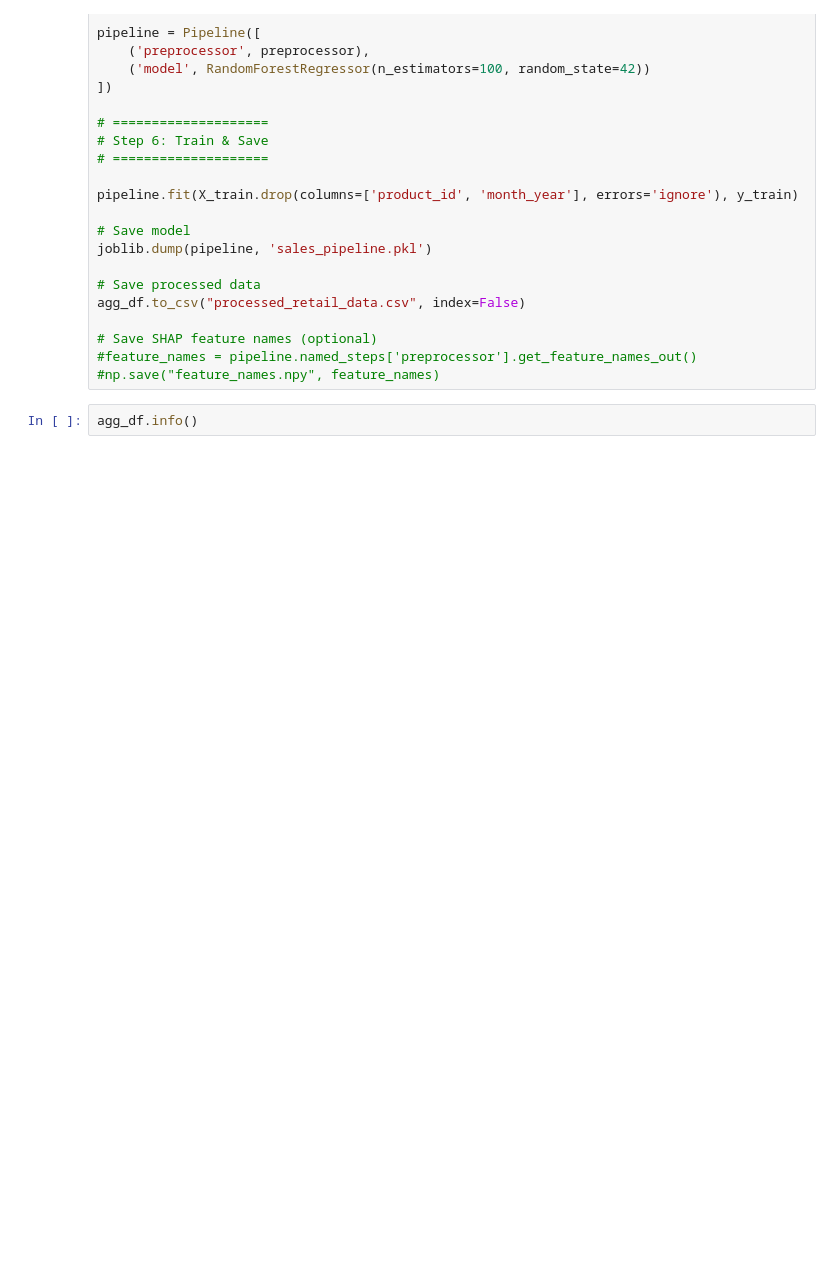
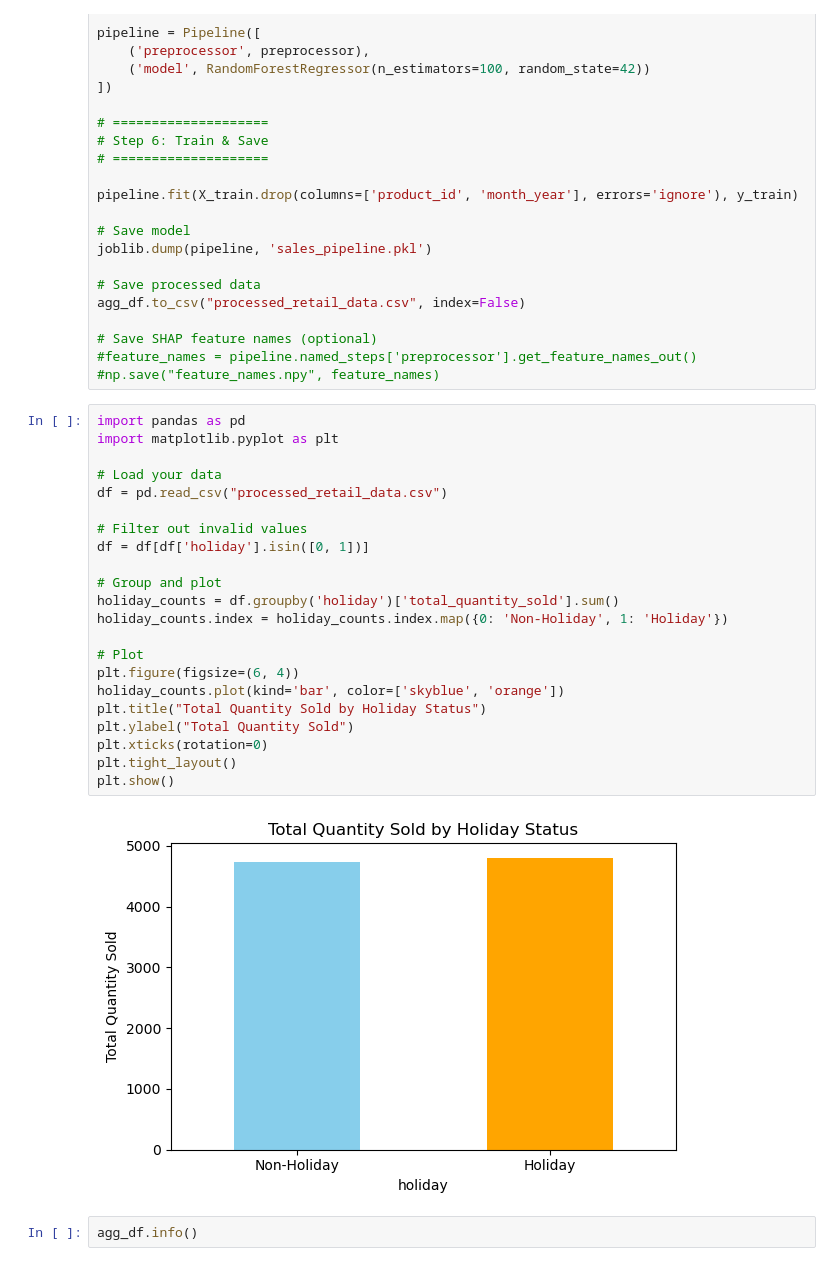
Before and after one commit to Godwin-Oti/Retail-Price-Strategy-Forecasting, a Jupyter notebook: retail.ipynb, the cells around one changed output. Cells and saved outputs as stored; diff of their text form; blank space fills up the shorter version.

```diff
--- a/retail.ipynb
+++ b/retail.ipynb
@@ -692,6 +692,30 @@ agg_df.to_csv("processed_retail_data.csv", index=False)
 # Save SHAP feature names (optional)
 #feature_names = pipeline.named_steps['preprocessor'].get_feature_names_out()
 #np.save("feature_names.npy", feature_names)
+# %%
+import pandas as pd
+import matplotlib.pyplot as plt
+
+# Load your data
+df = pd.read_csv("processed_retail_data.csv")
+
+# Filter out invalid values
+df = df[df['holiday'].isin([0, 1])]
+
+# Group and plot
+holiday_counts = df.groupby('holiday')['total_quantity_sold'].sum()
+holiday_counts.index = holiday_counts.index.map({0: 'Non-Holiday', 1: 'Holiday'})
+
+# Plot
+plt.figure(figsize=(6, 4))
+holiday_counts.plot(kind='bar', color=['skyblue', 'orange'])
+plt.title("Total Quantity Sold by Holiday Status")
+plt.ylabel("Total Quantity Sold")
+plt.xticks(rotation=0)
+plt.tight_layout()
+plt.show()
+# %% [output]
+[figure, added]
 # %%
 agg_df.info()
 # %% [output]
```
Also changed, not shown: 2 other files.
